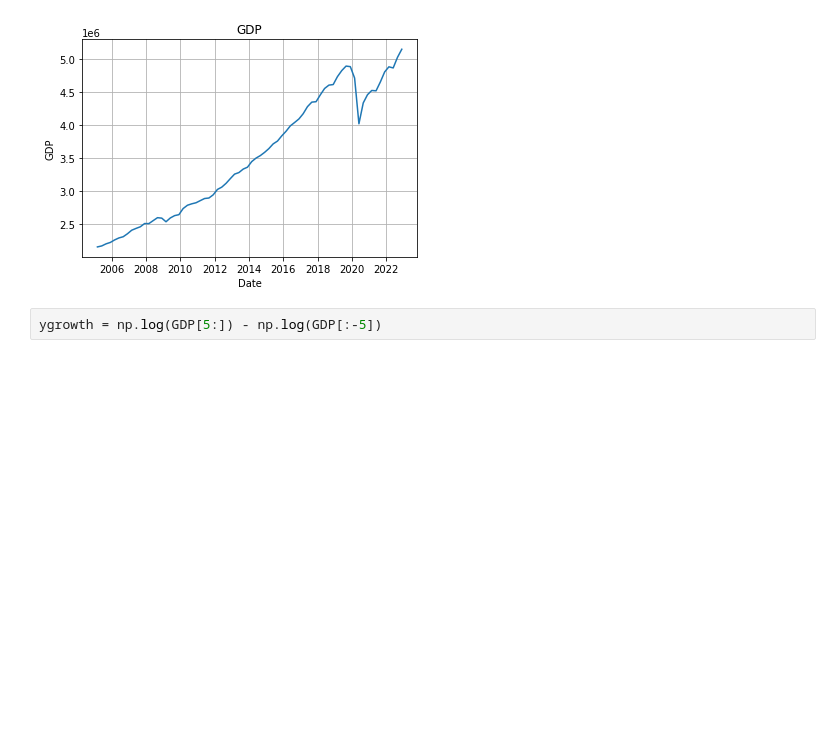
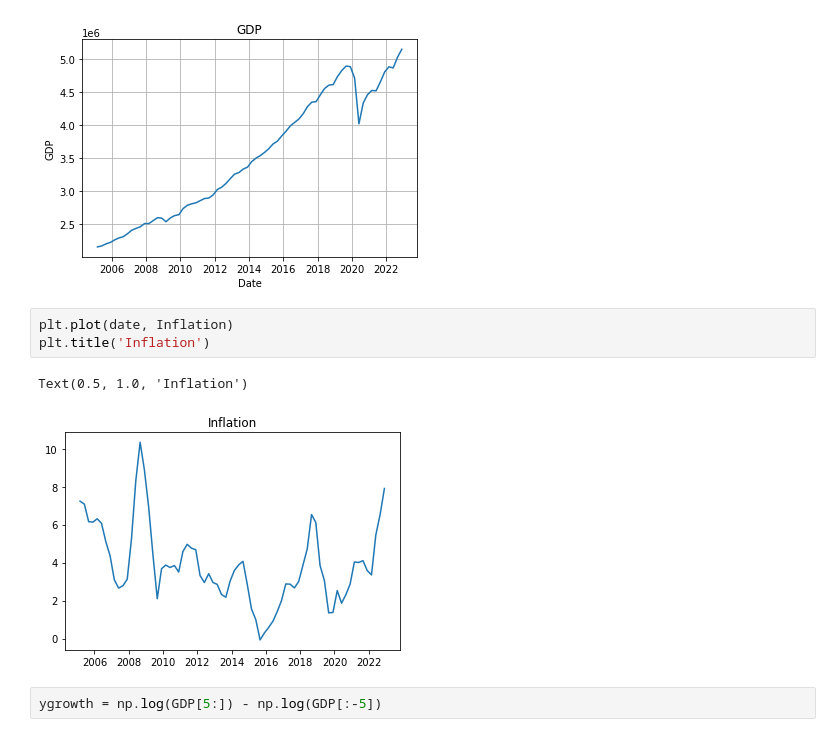
Before and after one commit to McNelis-CMML/ML_2023-BSP, a Jupyter notebook: Inflation.ipynb, the cells around one changed output. Drawn from its saved outputs; the diff is of its cells as text; blank space fills up the shorter version.

```diff
--- a/Inflation.ipynb
+++ b/Inflation.ipynb
@@ -49,6 +49,12 @@ plt.grid(True)
 plt.show()
 # %% [output]
 [figure]
+# %%
+plt.plot(date, Inflation)
+plt.title('Inflation')
+# %% [output]
+Text(0.5, 1.0, 'Inflation')
+[figure, added]
 # %%
 ygrowth = np.log(GDP[5:]) - np.log(GDP[:-5])
 # %%
```
Also changed, not shown: parts of 16 cells of this notebook.
